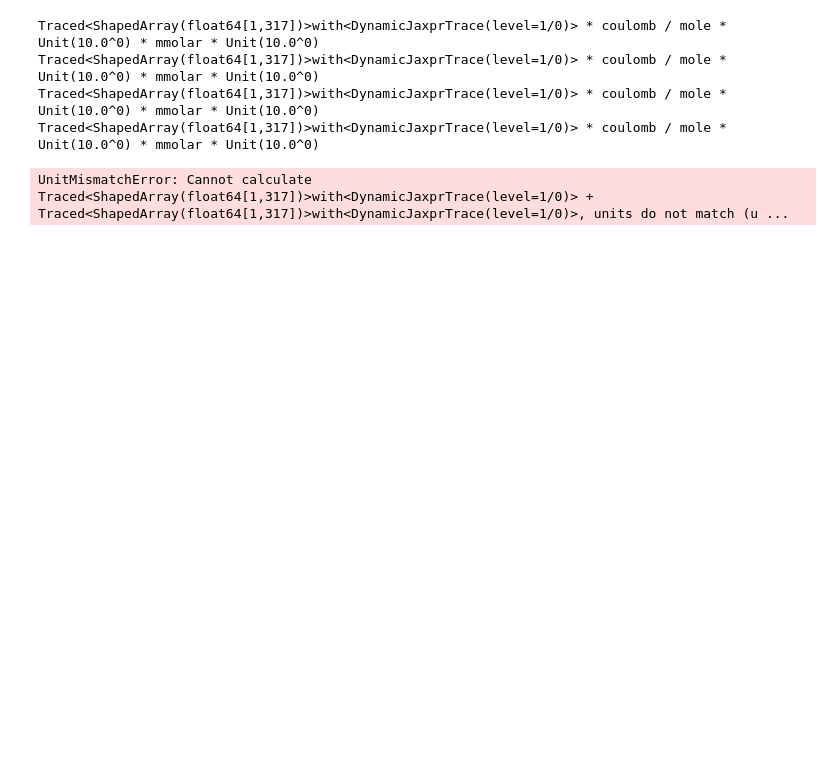
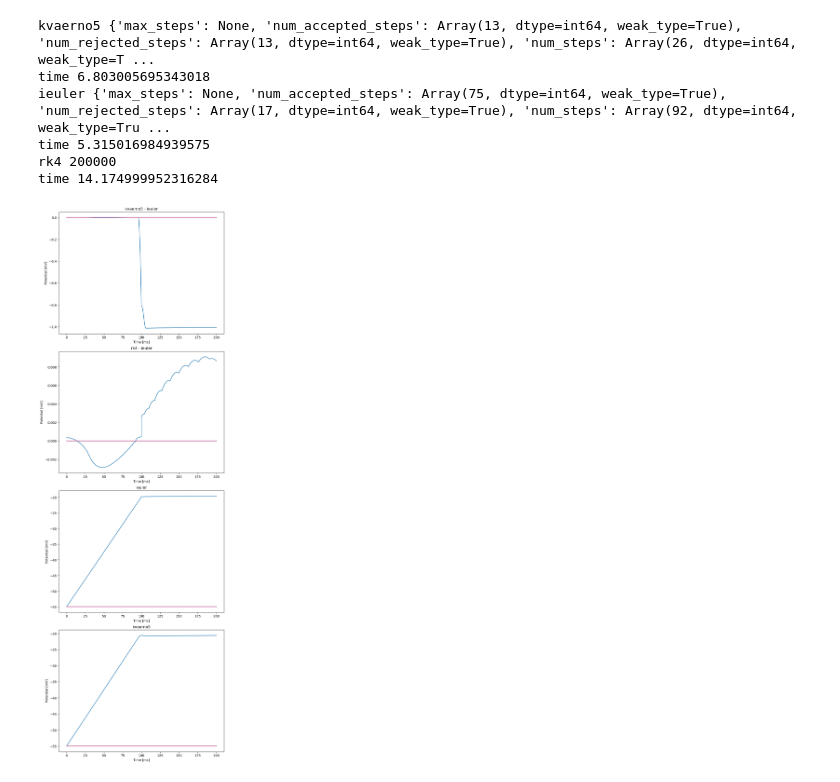
Before and after one commit to chaoming0625/dendritex, a Jupyter notebook: examples/golgi_model/golgi.ipynb, the cells around one changed output. Drawn from its saved outputs; the diff is of its cells as text; code cells hidden in the pictures; blank space fills up the shorter version.

```diff
--- a/examples/golgi_model/golgi.ipynb
+++ b/examples/golgi_model/golgi.ipynb
@@ -18,7 +18,7 @@ import dendritex as dx
 
 bst.environ.set(precision=64)
 
-jax.config.update("jax_disable_jit", True)
+#jax.config.update("jax_disable_jit", True)
 # %%
 ## morphology params
 loaded_params = np.load('golgi_morphology.npz')
@@ -109,7 +109,7 @@ gkca31[index_soma] =  conductvalues[14]
 connection = ((1,2),(2,3))
 gl = np.zeros(n_compartments)
 g_test =  np.zeros(n_compartments)
-g_test[index_soma] = 20
+g_test[index_soma] = 2.5e-4
 # %%
 class Golgi(dx.neurons.MultiCompartment):
   def __init__(self, size, connection, Ra, cm, diam, L, gl, g_test):
@@ -127,10 +127,10 @@ class Golgi(dx.neurons.MultiCompartment):
 
     self.IL = dx.channels.IL(self.size, E=-55. * u.mV, g_max=gl * u.mS / (u.cm ** 2))
     #self.Ih1 = dx.channels.Ih1_Ma2020(self.size, E=-20. * u.mV, g_max=g_test * u.mS / (u.cm ** 2))
-    #self.k = dx.ions.PotassiumFixed(self.size, E=-80. * u.mV)
-    #self.k.add_elem(dx.channels.IKv34_Ma2020(self.size, g_max=g_test * u.mS / (u.cm ** 2)))
-    self.ca = dx.ions.CalciumFixed(self.size, E=137.* u.mV, C =5e-5 * u.mM)
-    self.ca.add_elem(dx.channels.ICav31_Ma2020(self.size, g_max=g_test * u.mS / (u.cm ** 2)))
+    self.k = dx.ions.PotassiumFixed(self.size, E=-80. * u.mV)
+    self.k.add_elem(dx.channels.IKM_Grc_Ma2020(self.size, g_max=g_test * u.mS / (u.cm ** 2)))
+    #self.ca = dx.ions.CalciumFixed(self.size, E=137.* u.mV, C =5e-5 * u.mM)
+    #self.ca.add_elem(dx.channels.ICav31_Ma2020(self.size, g_max=g_test * (u.cm / u.second)))
     #self.kca = dx.MixIons(self.k, self.ca)
     #self.kca.add_elem(dx.channels.IKca1_1_Ma2020(self.size, g_max=g_test * u.mS / (u.cm ** 2)))
 # %%
@@ -142,7 +142,7 @@ def simulate(Ra, cm, diam, L, gl, gkv11, method='ieuler'):
 
   def step(t, *args):
     inp_a = np.full((n_neuron, n_compartments), 0.) * u.nA
-    inp_a[..., 0] = 0.0 * u.nA
+    inp_a[..., 0] = 0.002 * u.nA
     inp_b = np.full((n_neuron, n_compartments), 0.) * u.nA
     cell.compute_derivative(u.math.where(t < 100 * u.ms, inp_a, inp_b))
 
@@ -168,7 +168,7 @@ def simulate2(Ra, cm, diam, L, gl, gkv11):
 
   def step_run(t):
     inp_a = np.full((n_neuron, n_compartments), 0.) * u.nA
-    inp_a[..., 0] = 0.0 * u.nA
+    inp_a[..., 0] = 0.002 * u.nA
     inp_b = np.full((n_neuron, n_compartments), 0.) * u.nA
     inp = u.math.where(t < 100 * u.ms, inp_a, inp_b)
     dx.rk4_step(cell, t, inp)
@@ -200,35 +200,37 @@ def visualize_a_simulate(Ra, cm, diam, L, gl, gkv11):
 
   t0 = time.time()
   ts, ys_dopri5, steps = simulate(Ra, cm, diam, L, gl, gkv11, 'dopri5')
   print('dopri5', steps)
   print('time', time.time() - t0)
   '''
   t0 = time.time()
   ts2, ys2_rk4, steps = simulate2(Ra, cm, diam, L, gl, gkv11)
   print('rk4', steps)
   print('time', time.time() - t0)
 
   def plot(data, ax, title):
     ax.plot(ts.to_decimal(u.ms), u.math.squeeze(data.to_decimal(u.mV)))
     plt.xlabel('Time [ms]')
     plt.ylabel('Potential [mV]')
     plt.title(title)
 
   fig, gs = bts.visualize.get_figure(4, 1, 6.0, 8.0)
   plot(ys_kvaerno5 - ys_ieuler, fig.add_subplot(gs[0, 0]), 'kvaerno5 - ieuler')
   #plot(ys_ieuler - ys_tsit5, fig.add_subplot(gs[0, 1]), 'ieuler - tsit5')
   #plot(ys_tsit5 - ys_dopri5, fig.add_subplot(gs[0, 2]), 'tsit5 - dopri5')
   #plot(ys_dopri5 - ys2_rk4, fig.add_subplot(gs[0, 3]), 'dopri5 - rk4')
   plot(ys2_rk4 - ys_ieuler, fig.add_subplot(gs[1, 0]), 'rk4 - ieuler')
   plot(ys_ieuler, fig.add_subplot(gs[2, 0]), 'ieuler')
   plot(ys_kvaerno5, fig.add_subplot(gs[3, 0]), 'kvaerno5')
 
   plt.show()
 
 visualize_a_simulate(Ra, cm, diam, L, gl, g_test)
 # %% [output]
-Traced<ShapedArray(float64[1,317])>with<DynamicJaxprTrace(level=1/0)> * coulomb / mole * Unit(10.0^0) * mmolar * Unit(10.0^0)
-Traced<ShapedArray(float64[1,317])>with<DynamicJaxprTrace(level=1/0)> * coulomb / mole * Unit(10.0^0) * mmolar * Unit(10.0^0)
-Traced<ShapedArray(float64[1,317])>with<DynamicJaxprTrace(level=1/0)> * coulomb / mole * Unit(10.0^0) * mmolar * Unit(10.0^0)
-Traced<ShapedArray(float64[1,317])>with<DynamicJaxprTrace(level=1/0)> * coulomb / mole * Unit(10.0^0) * mmolar * Unit(10.0^0)
+kvaerno5 {'max_steps': None, 'num_accepted_steps': Array(13, dtype=int64, weak_type=True), 'num_rejected_steps': Array(13, dtype=int64, weak_type=True), 'num_steps': Array(26, dtype=int64, weak_type=T ...
+time 6.803005695343018
+ieuler {'max_steps': None, 'num_accepted_steps': Array(75, dtype=int64, weak_type=True), 'num_rejected_steps': Array(17, dtype=int64, weak_type=True), 'num_steps': Array(92, dtype=int64, weak_type=Tru ...
+time 5.315016984939575
+rk4 200000
+time 14.174999952316284
-UnitMismatchError: Cannot calculate Traced<ShapedArray(float64[1,317])>with<DynamicJaxprTrace(level=1/0)> + Traced<ShapedArray(float64[1,317])>with<DynamicJaxprTrace(level=1/0)>, units do not match (u ...
+[figure, added]
```
Also changed, not shown: 3 other files.
